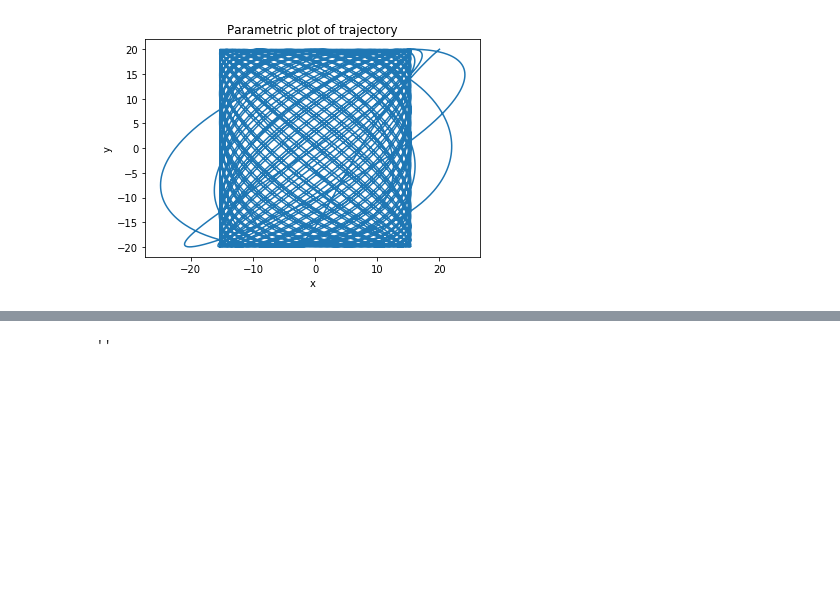
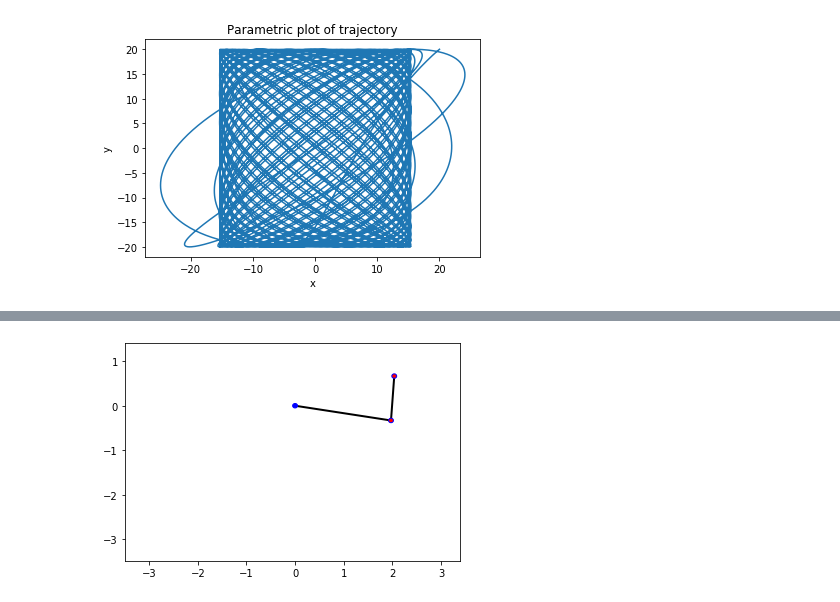
Before and after one commit to MarcBarroso/Numerical_exercise, a Jupyter notebook: numerical.ipynb, the cells around one changed output, grey strips where cells are left out. Saved outputs shown, nothing was run; the diff lists cells and outputs as text; code cells hidden in the pictures; blank space fills up the shorter version.

```diff
--- a/numerical.ipynb
+++ b/numerical.ipynb
@@ -244,29 +156,5 @@ plt.show()
-# %%
-import matplotlib.pyplot as plt
-import matplotlib.animation
-import numpy as np
-from IPython.display import display, clear_output
-%matplotlib tk
-
-fig, ax = plt.subplots()
-xmin = np.min(x2)-0.5
-xmax = np.max(x2)+0.5
-ymin = np.min(y2)-0.5
-ymax = np.max(y2)+0.5
-
-def animate(i):
-    plt.cla()
-    ax.set_xlim( xmin, xmax)
-    ax.set_ylim( ymin, ymax)
-    ax.plot([0, x1[i], x2[i]], [0, y1[i], y2[i]], lw=2, c='k')
-
-for i in range(0, len(t), 15):
-    animate(i)
-    plt.pause(0.01)
-    #clear_output(wait=True)
-    #display(fig)
-
-plt.show()
-;
-# %% [output]
-''
+# %%
+%matplotlib tk
+anim_double_pendulum(xp1, yp1, xp2, yp2, t);
+# %% [output]
+[figure, added]
```
Also changed, not shown: parts of 22 cells of this notebook.
